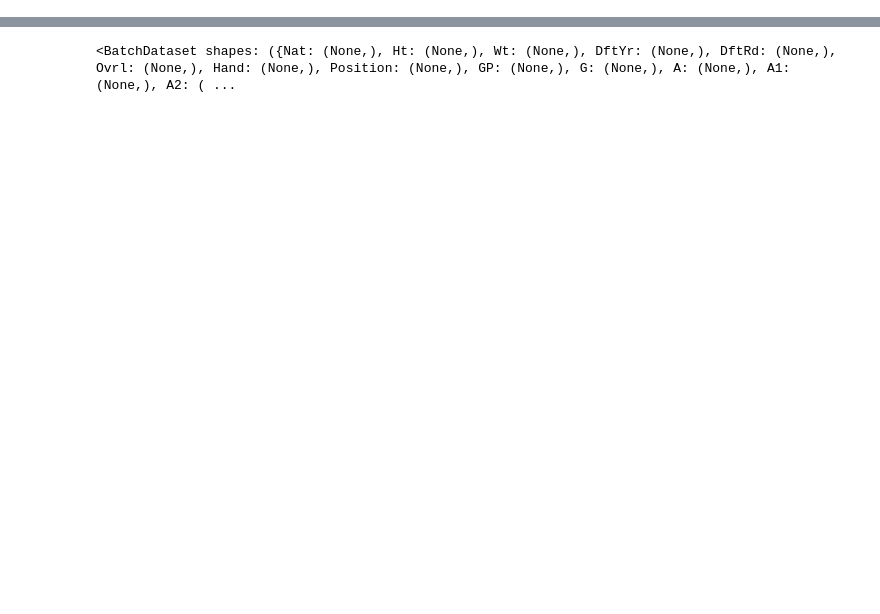
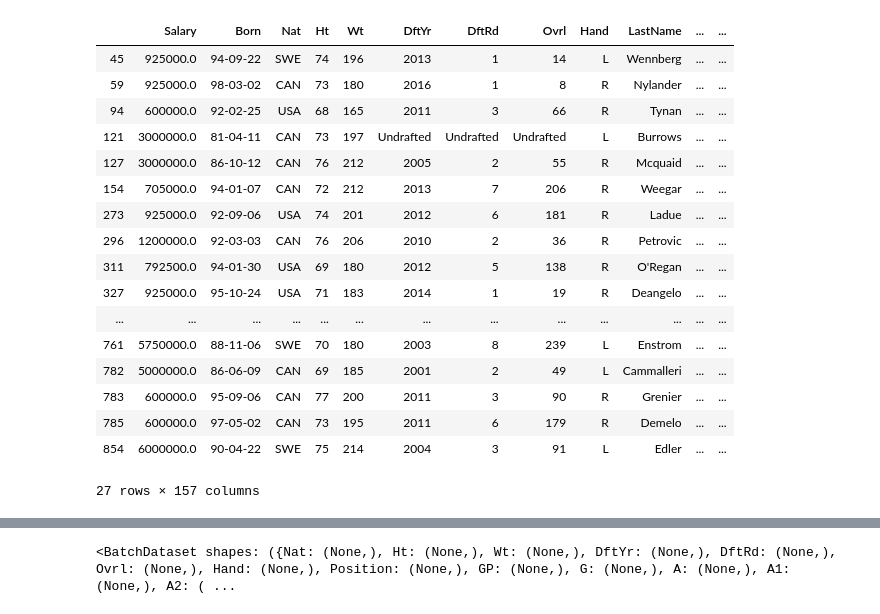
Before and after one commit to Pat-Hamilton/Thinkful, a Jupyter notebook: NHL Capstone.ipynb, the cells around one changed output, grey strips where cells are left out. Cells and saved outputs as stored; diff of their text form; code cells hidden in the pictures; blank space fills up the shorter version.

```diff
--- a/NHL Capstone.ipynb
+++ b/NHL Capstone.ipynb
@@ -150,0 +240,33 @@ print(len(test), 'test examples')
+# %%
+game0_df = pd.read_csv(r'C:\Users\Pat\Documents\Thinkful\Files\game_skater_stats.csv')
+player_df = pd.read_csv(r'C:\Users\Pat\Documents\Thinkful\Files\player_info.csv')
+game_info_df = pd.read_csv(r'C:\Users\Pat\Documents\Thinkful\Files\game.csv')
+player_df = pd.read_csv(r'C:\Users\Pat\Documents\Thinkful\Files\player_info.csv')
+# shots_df = pd.read_csv(r'C:\Users\Pat\Documents\Thinkful\Files\Denormalized Shots with Passes.csv')
+
+game1_df = pd.merge(game_info_df[['game_id', 'season', 'type', 'date_time']], game0_df, on='game_id')
+game2_df = pd.merge(player_df[['player_id', 'birthDate', 'firstName', 'lastName']], game1_df, on='player_id')
+
+
+# Creating an Age column
+game2_df['age'] = ((pd.to_datetime(game2_df['date_time']) -
+             pd.to_datetime(game2_df['birthDate'])).dt.days / 365.25).astype(float)
+
+game2_df['age_rounded'] = ((pd.to_datetime(game2_df['date_time']) -
+             pd.to_datetime(game2_df['birthDate'])).dt.days / 365.25).astype(int)
+
+
+# Here I'm making a field for the age at the start of the season. Or more precisely, the age for each
+# players' first game of the season
+min_age_df = game2_df.groupby(['season', 'player_id'], as_index=False)['age_rounded'].min().reset_index().rename(columns={'age_rounded':'age_start'})
+
+
+# Converting time on ice columns from seconds to minutes
+game_df = pd.merge(min_age_df, game2_df, on=['player_id', 'season'])
+game_df['timeOnIce'] = game_df['timeOnIce']/60
+game_df['evenTimeOnIce'] = game_df['evenTimeOnIce']/60
+game_df['shortHandedTimeOnIce'] = game_df['shortHandedTimeOnIce']/60
+game_df['powerPlayTimeOnIce'] = game_df['powerPlayTimeOnIce']/60
+agg_col = ['goals', 'assists', 'shots', 'hits', 'powerPlayGoals', 'powerPlayAssists', 'penaltyMinutes', 'faceOffWins', 'faceoffTaken', 'takeaways', 'giveaways', 'shortHandedGoals', 'shortHandedAssists', 'blocked', 'plusMinus', 'evenTimeOnIce', 'shortHandedTimeOnIce', 'powerPlayTimeOnIce']
+game_df['points'] = game_df['goals'] + game_df['assists']
+# Get different levels of granularity
@@ -150,0 +319,3 @@ print(len(test), 'test examples')
+# %%
+player_df['last_first'] = player_df['lastName'] + '_' + player_df['firstName']
+player_df
@@ -150,0 +336,3 @@ print(len(test), 'test examples')
+# %%
+df = pd.merge(df, player_df[['player_id', 'last_first']], on='last_first', how = 'left')
+df
@@ -150,0 +353,23 @@ print(len(test), 'test examples')
+# %%
+# Some players didn't get assigned a player_id. I'm assumine name abbreviations, spelling etc. are mostly the issue
+missing_names = df[df['player_id'].isnull()]
+missing_names
+# %% [output]
+|  | Salary | Born | Nat | Ht | Wt | DftYr | DftRd | Ovrl | Hand | LastName | ... | ... |
+| 45 | 925000.0 | 94-09-22 | SWE | 74 | 196 | 2013 | 1 | 14 | L | Wennberg | ... | ... |
+| 59 | 925000.0 | 98-03-02 | CAN | 73 | 180 | 2016 | 1 | 8 | R | Nylander | ... | ... |
+| 94 | 600000.0 | 92-02-25 | USA | 68 | 165 | 2011 | 3 | 66 | R | Tynan | ... | ... |
+| 121 | 3000000.0 | 81-04-11 | CAN | 73 | 197 | Undrafted | Undrafted | Undrafted | L | Burrows | ... | ... |
+| 127 | 3000000.0 | 86-10-12 | CAN | 76 | 212 | 2005 | 2 | 55 | R | Mcquaid | ... | ... |
+| 154 | 705000.0 | 94-01-07 | CAN | 72 | 212 | 2013 | 7 | 206 | R | Weegar | ... | ... |
+| 273 | 925000.0 | 92-09-06 | USA | 74 | 201 | 2012 | 6 | 181 | R | Ladue | ... | ... |
+| 296 | 1200000.0 | 92-03-03 | CAN | 76 | 206 | 2010 | 2 | 36 | R | Petrovic | ... | ... |
+| 311 | 792500.0 | 94-01-30 | USA | 69 | 180 | 2012 | 5 | 138 | R | O'Regan | ... | ... |
+| 327 | 925000.0 | 95-10-24 | USA | 71 | 183 | 2014 | 1 | 19 | R | Deangelo | ... | ... |
+| ... | ... | ... | ... | ... | ... | ... | ... | ... | ... | ... | ... | ... |
+| 761 | 5750000.0 | 88-11-06 | SWE | 70 | 180 | 2003 | 8 | 239 | L | Enstrom | ... | ... |
+| 782 | 5000000.0 | 86-06-09 | CAN | 69 | 185 | 2001 | 2 | 49 | L | Cammalleri | ... | ... |
+| 783 | 600000.0 | 95-09-06 | CAN | 77 | 200 | 2011 | 3 | 90 | R | Grenier | ... | ... |
+| 785 | 600000.0 | 97-05-02 | CAN | 73 | 195 | 2011 | 6 | 179 | R | Demelo | ... | ... |
+| 854 | 6000000.0 | 90-04-22 | SWE | 75 | 214 | 2004 | 3 | 91 | L | Edler | ... | ... |
+27 rows × 157 columns
```
Also changed, not shown: parts of 71 cells of this notebook.
